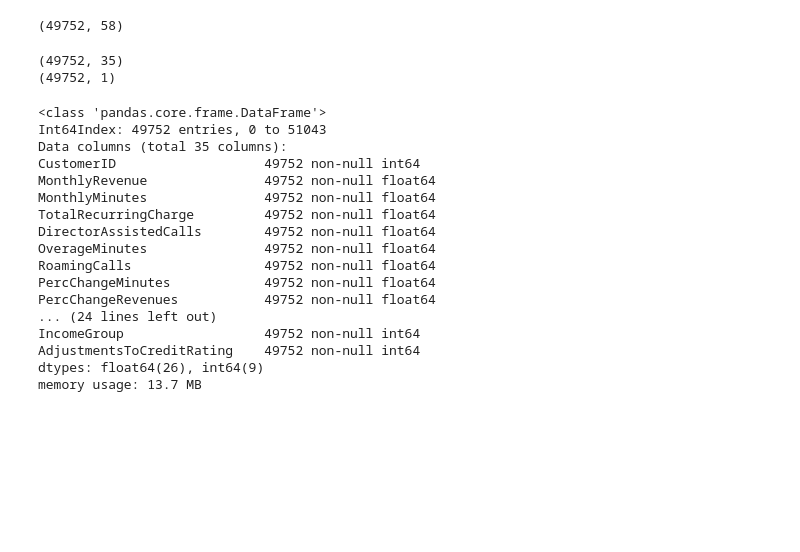
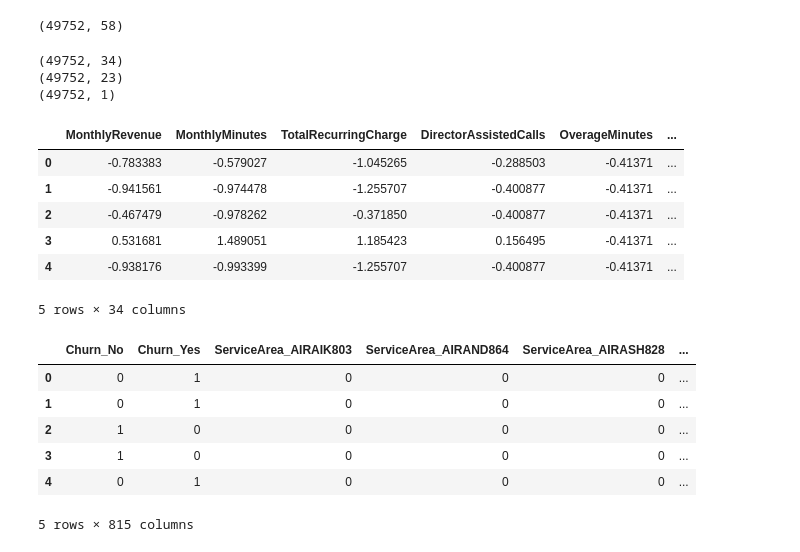
Before and after one commit to LordWader/Machine_Learning, a Jupyter notebook: telecom_churn_prediction_task-3/churn_analyze.ipynb, the cells around one changed output. Cells and saved outputs as stored; diff of their text form; code cells hidden in the pictures; blank space fills up the shorter version.

```diff
--- a/telecom_churn_prediction_task-3/churn_analyze.ipynb
+++ b/telecom_churn_prediction_task-3/churn_analyze.ipynb
@@ -52,29 +51,37 @@ print(train_data.shape)
 # %%
 # First approach - discard all non numeric values from dataset
 train_data_feature = train_data[["Churn"]]
-train_data = train_data.select_dtypes(include=['float64', 'int64'])
-print(train_data.shape)
+train_data_num = train_data.select_dtypes(include=['float64', 'int64'])
+train_data_cat = train_data.select_dtypes(include=['object'])
+train_data_num = train_data_num.drop(["CustomerID"], axis=1)
+print(train_data_num.shape)
+print(train_data_cat.shape)
 print(train_data_feature.shape)
 # %% [output]
-(49752, 35)
+(49752, 34)
+(49752, 23)
 (49752, 1)
-# %%
-train_data.info()
-# %% [output]
-<class 'pandas.core.frame.DataFrame'>
-Int64Index: 49752 entries, 0 to 51043
-Data columns (total 35 columns):
-CustomerID                   49752 non-null int64
-MonthlyRevenue               49752 non-null float64
-MonthlyMinutes               49752 non-null float64
-TotalRecurringCharge         49752 non-null float64
-DirectorAssistedCalls        49752 non-null float64
-OverageMinutes               49752 non-null float64
-RoamingCalls                 49752 non-null float64
-PercChangeMinutes            49752 non-null float64
-PercChangeRevenues           49752 non-null float64
-... (24 lines left out)
-IncomeGroup                  49752 non-null int64
-AdjustmentsToCreditRating    49752 non-null int64
-dtypes: float64(26), int64(9)
-memory usage: 13.7 MB
+# %%
+# Scalling train data
+
+train_data_num = (train_data_num - train_data_num.mean()) / train_data_num.std()
+train_data_num.head()
+# %% [output]
+|  | MonthlyRevenue | MonthlyMinutes | TotalRecurringCharge | DirectorAssistedCalls | OverageMinutes | ... |
+| 0 | -0.783383 | -0.579027 | -1.045265 | -0.288503 | -0.41371 | ... |
+| 1 | -0.941561 | -0.974478 | -1.255707 | -0.400877 | -0.41371 | ... |
+| 2 | -0.467479 | -0.978262 | -0.371850 | -0.400877 | -0.41371 | ... |
+| 3 | 0.531681 | 1.489051 | 1.185423 | 0.156495 | -0.41371 | ... |
+| 4 | -0.938176 | -0.993399 | -1.255707 | -0.400877 | -0.41371 | ... |
+5 rows × 34 columns
+# %%
+train_data_cat = pd.get_dummies(train_data_cat)
+train_data_cat.head()
+# %% [output]
+|  | Churn_No | Churn_Yes | ServiceArea_AIRAIK803 | ServiceArea_AIRAND864 | ServiceArea_AIRASH828 | ... |
+| 0 | 0 | 1 | 0 | 0 | 0 | ... |
+| 1 | 0 | 1 | 0 | 0 | 0 | ... |
+| 2 | 1 | 0 | 0 | 0 | 0 | ... |
+| 3 | 1 | 0 | 0 | 0 | 0 | ... |
+| 4 | 0 | 1 | 0 | 0 | 0 | ... |
+5 rows × 815 columns
```
Also changed, not shown: parts of 7 cells of this notebook, 1 other file.
